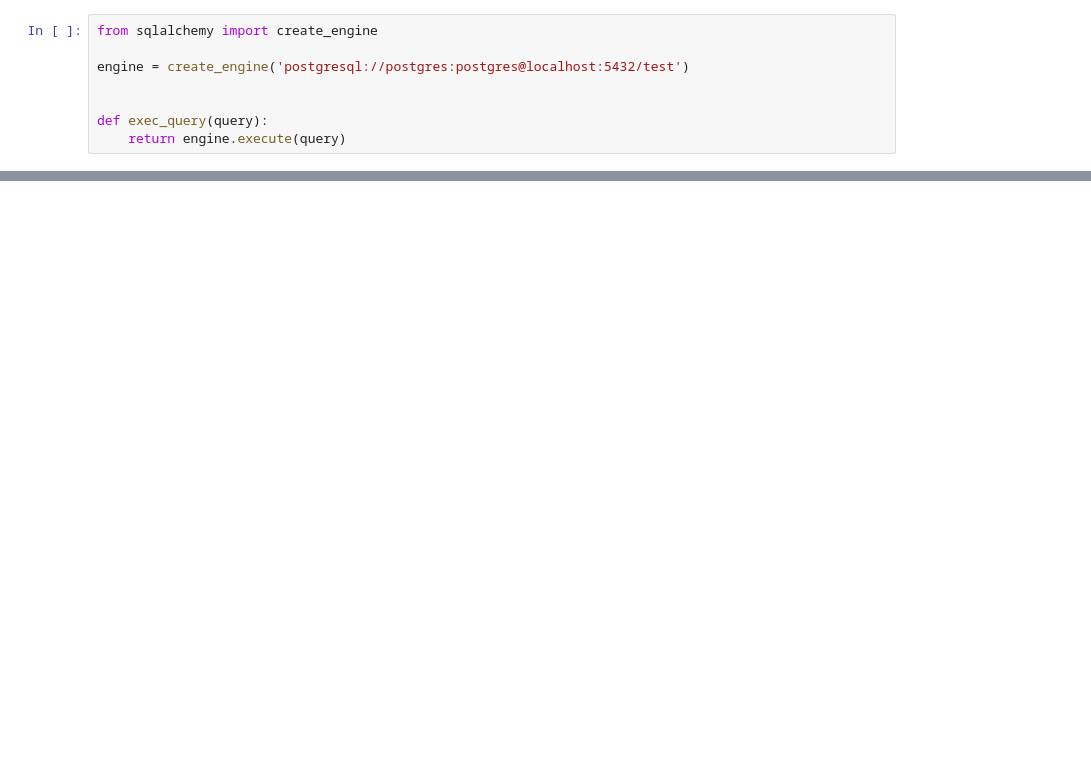
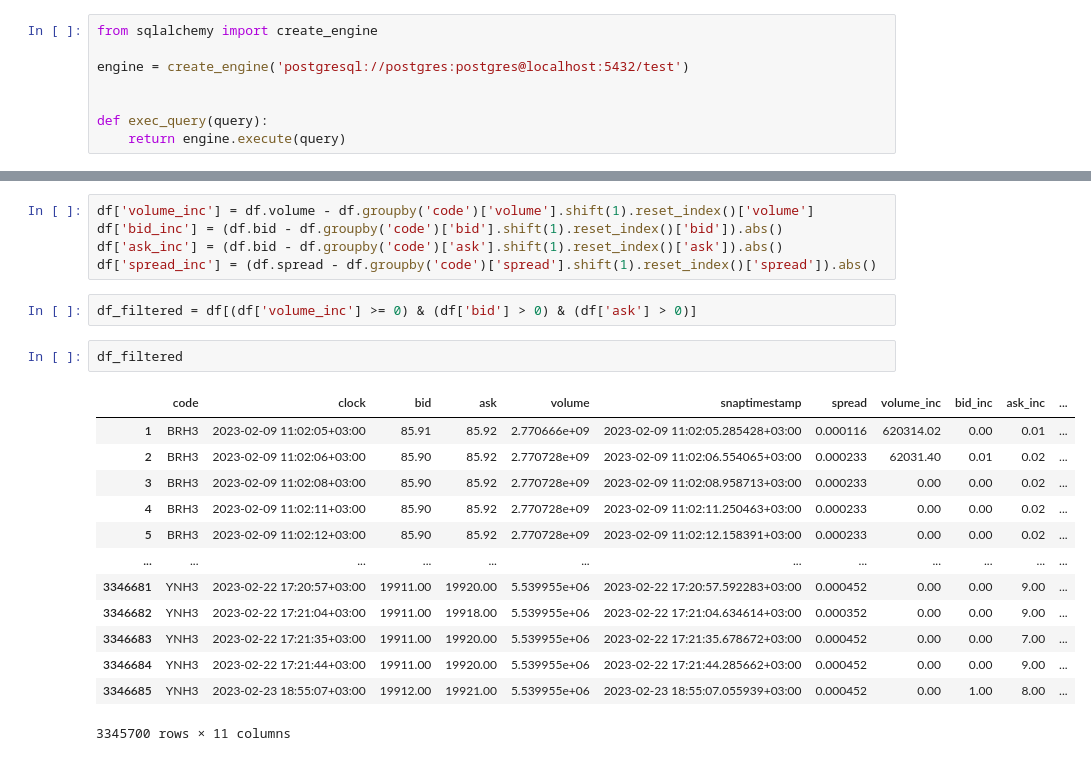
Before and after one commit to OlegPozovnoy/trading, a Jupyter notebook: tools/volume_patterns.ipynb, the cells around one changed output, grey strips where cells are left out. Saved outputs shown, nothing was run; the diff lists cells and outputs as text; blank space fills up the shorter version.

```diff
--- a/tools/volume_patterns.ipynb
+++ b/tools/volume_patterns.ipynb
@@ -76,0 +91,23 @@ s
+# %%
+df['volume_inc'] = df.volume - df.groupby('code')['volume'].shift(1).reset_index()['volume']
+df['bid_inc'] = (df.bid - df.groupby('code')['bid'].shift(1).reset_index()['bid']).abs()
+df['ask_inc'] = (df.bid - df.groupby('code')['ask'].shift(1).reset_index()['ask']).abs()
+df['spread_inc'] = (df.spread - df.groupby('code')['spread'].shift(1).reset_index()['spread']).abs()
+# %%
+df_filtered = df[(df['volume_inc'] >= 0) & (df['bid'] > 0) & (df['ask'] > 0)]
+# %%
+df_filtered
+# %% [output]
+|  | code | clock | bid | ask | volume | snaptimestamp | spread | volume_inc | bid_inc | ask_inc | ... |
+| 1 | BRH3 | 2023-02-09 11:02:05+03:00 | 85.91 | 85.92 | 2.770666e+09 | 2023-02-09 11:02:05.285428+03:00 | 0.000116 | 620314.02 | 0.00 | 0.01 | ... |
+| 2 | BRH3 | 2023-02-09 11:02:06+03:00 | 85.90 | 85.92 | 2.770728e+09 | 2023-02-09 11:02:06.554065+03:00 | 0.000233 | 62031.40 | 0.01 | 0.02 | ... |
+| 3 | BRH3 | 2023-02-09 11:02:08+03:00 | 85.90 | 85.92 | 2.770728e+09 | 2023-02-09 11:02:08.958713+03:00 | 0.000233 | 0.00 | 0.00 | 0.02 | ... |
+| 4 | BRH3 | 2023-02-09 11:02:11+03:00 | 85.90 | 85.92 | 2.770728e+09 | 2023-02-09 11:02:11.250463+03:00 | 0.000233 | 0.00 | 0.00 | 0.02 | ... |
+| 5 | BRH3 | 2023-02-09 11:02:12+03:00 | 85.90 | 85.92 | 2.770728e+09 | 2023-02-09 11:02:12.158391+03:00 | 0.000233 | 0.00 | 0.00 | 0.02 | ... |
+| ... | ... | ... | ... | ... | ... | ... | ... | ... | ... | ... | ... |
+| 3346681 | YNH3 | 2023-02-22 17:20:57+03:00 | 19911.00 | 19920.00 | 5.539955e+06 | 2023-02-22 17:20:57.592283+03:00 | 0.000452 | 0.00 | 0.00 | 9.00 | ... |
+| 3346682 | YNH3 | 2023-02-22 17:21:04+03:00 | 19911.00 | 19918.00 | 5.539955e+06 | 2023-02-22 17:21:04.634614+03:00 | 0.000352 | 0.00 | 0.00 | 9.00 | ... |
+| 3346683 | YNH3 | 2023-02-22 17:21:35+03:00 | 19911.00 | 19920.00 | 5.539955e+06 | 2023-02-22 17:21:35.678672+03:00 | 0.000452 | 0.00 | 0.00 | 7.00 | ... |
+| 3346684 | YNH3 | 2023-02-22 17:21:44+03:00 | 19911.00 | 19920.00 | 5.539955e+06 | 2023-02-22 17:21:44.285662+03:00 | 0.000452 | 0.00 | 0.00 | 9.00 | ... |
+| 3346685 | YNH3 | 2023-02-23 18:55:07+03:00 | 19912.00 | 19921.00 | 5.539955e+06 | 2023-02-23 18:55:07.055939+03:00 | 0.000452 | 0.00 | 1.00 | 8.00 | ... |
+3345700 rows × 11 columns
```
Also changed, not shown: parts of 14 cells of this notebook, 3 other files.
